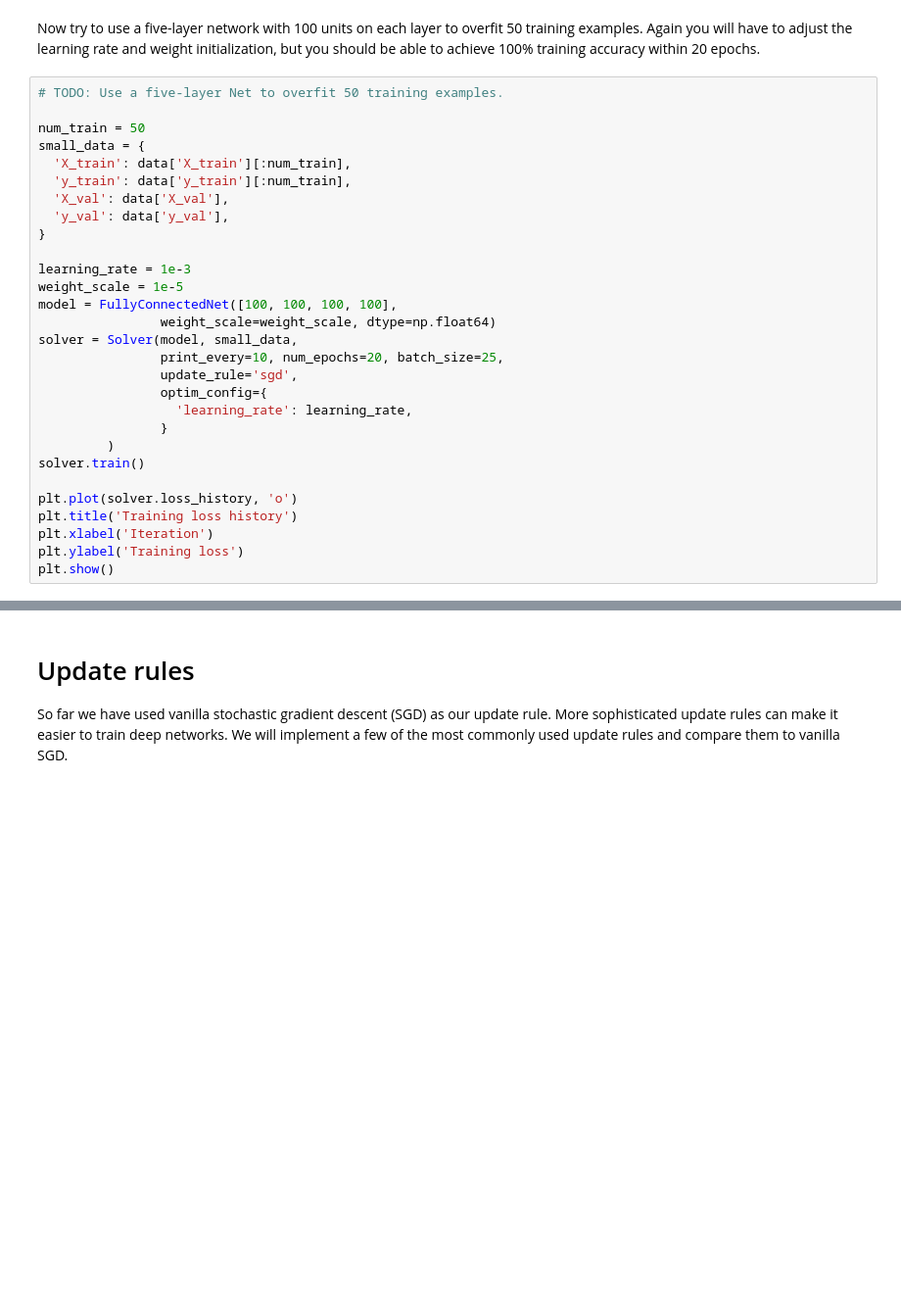
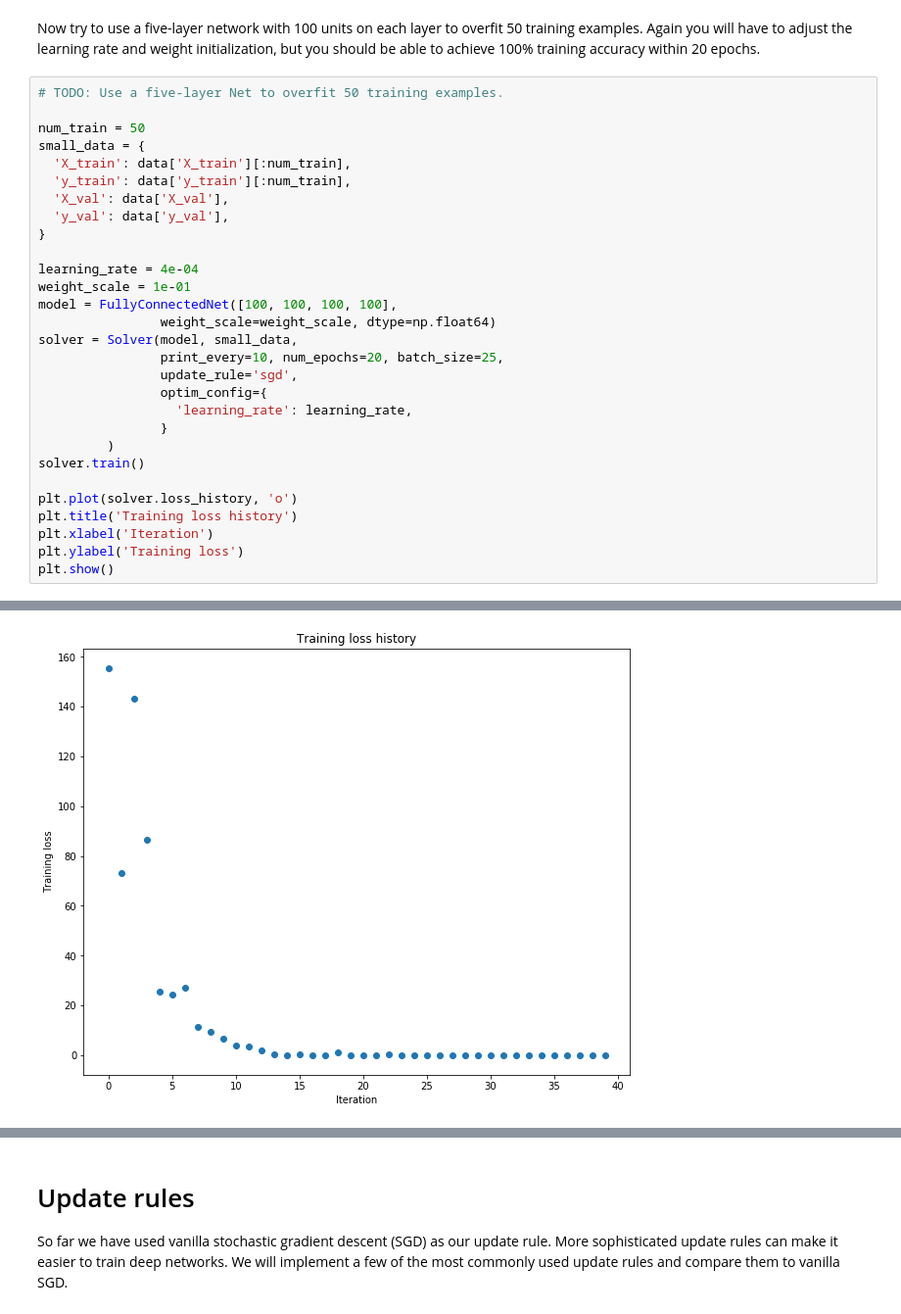
Before and after one commit to Burton2000/CS231n-2017, a Jupyter notebook: assignment2/FullyConnectedNets.ipynb, the cells around one changed output, grey strips where cells are left out. Shown at 98% size. Cells and saved outputs as stored; diff of their text form; blank space fills up the shorter version.

```diff
--- a/assignment2/FullyConnectedNets.ipynb
+++ b/assignment2/FullyConnectedNets.ipynb
@@ -466,8 +496,8 @@ small_data = {
   'y_val': data['y_val'],
 }
 
-learning_rate = 1e-3
-weight_scale = 1e-5
+learning_rate = 4e-04
+weight_scale = 1e-01
 model = FullyConnectedNet([100, 100, 100, 100],
                 weight_scale=weight_scale, dtype=np.float64)
 solver = Solver(model, small_data,
@@ -484,3 +514,4 @@ plt.title('Training loss history')
 plt.xlabel('Iteration')
 plt.ylabel('Training loss')
 plt.show()
+# %% [output]
@@ -487,3 +535,4 @@ plt.show()
+[figure, added]
 # %% [markdown]
 # Inline question:
 Did you notice anything about the comparative difficulty of training the three-layer net vs training the five layer net?
```
Also changed, not shown: parts of 8 cells of this notebook, 2 other files.
